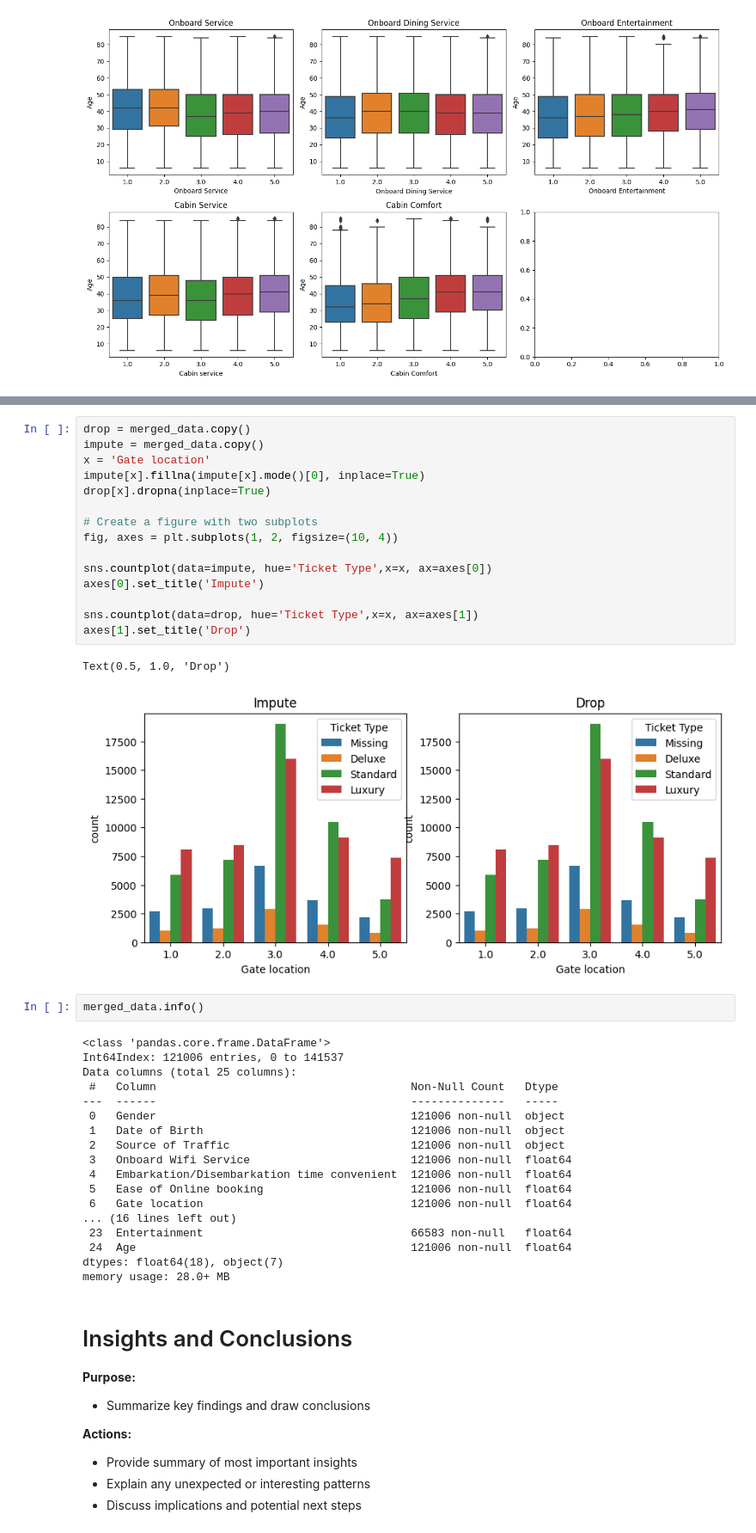
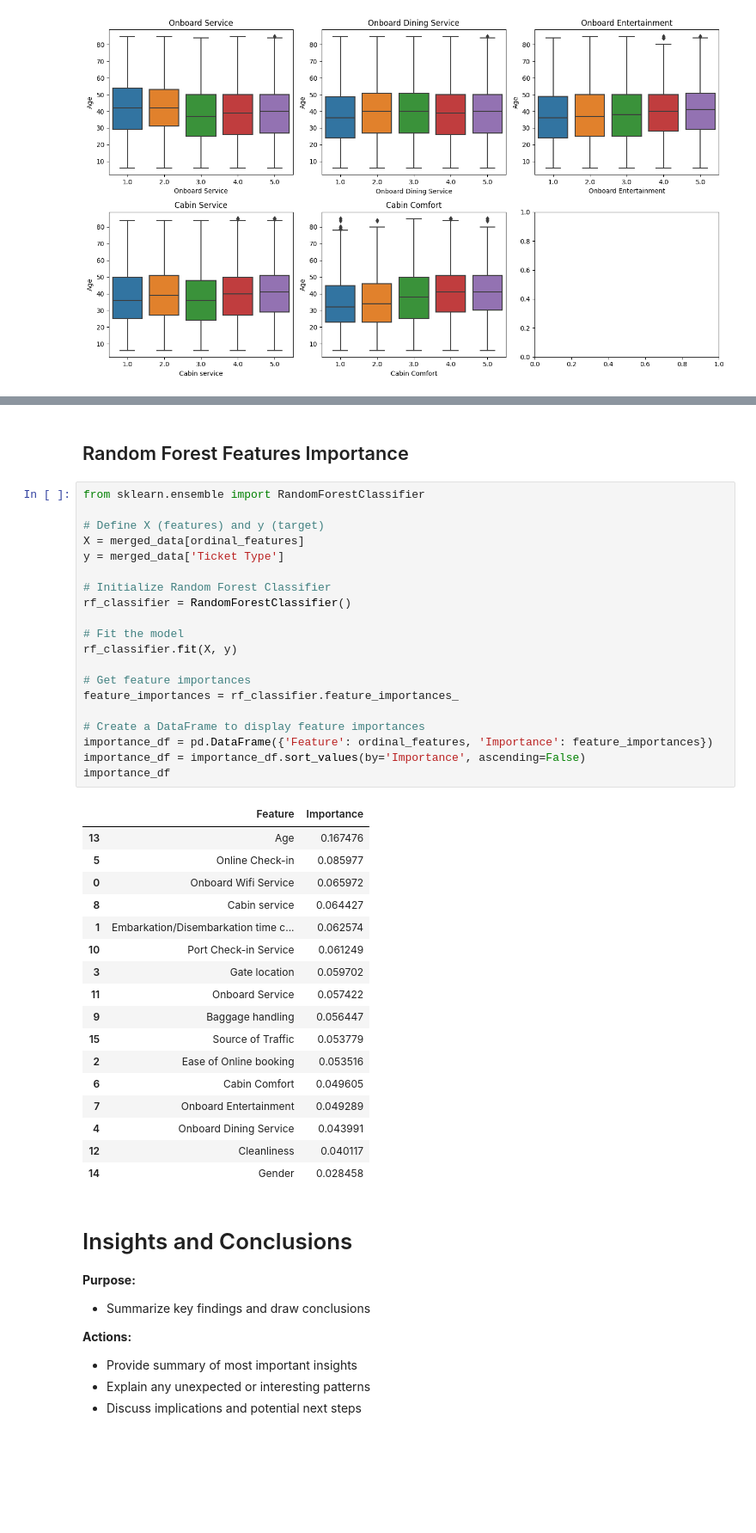
Before and after one commit to jaspereap/machine-learning-pipeline, a Jupyter notebook: eda.ipynb, the cells around one changed output, grey strips where cells are left out. Shown at 86% size. Saved outputs shown, nothing was run; the diff lists cells and outputs as text; blank space fills up the shorter version.

```diff
--- a/eda.ipynb
+++ b/eda.ipynb
@@ -898,41 +816,43 @@ sns.countplot(data=merged_data, hue='Ticket Type', x='Ease of Online booking')
-# %%
-drop = merged_data.copy()
-impute = merged_data.copy()
-x = 'Gate location'
-impute[x].fillna(impute[x].mode()[0], inplace=True)
-drop[x].dropna(inplace=True)
-
-# Create a figure with two subplots
-fig, axes = plt.subplots(1, 2, figsize=(10, 4))
-
-sns.countplot(data=impute, hue='Ticket Type',x=x, ax=axes[0])
-axes[0].set_title('Impute')
-
-sns.countplot(data=drop, hue='Ticket Type',x=x, ax=axes[1])
-axes[1].set_title('Drop')
-# %% [output]
-Text(0.5, 1.0, 'Drop')
-[figure, removed]
-# %%
-merged_data.info()
-# %% [output]
-<class 'pandas.core.frame.DataFrame'>
-Int64Index: 121006 entries, 0 to 141537
-Data columns (total 25 columns):
- #   Column                                      Non-Null Count   Dtype
----  ------                                      --------------   -----
- 0   Gender                                      121006 non-null  object
- 1   Date of Birth                               121006 non-null  object
- 2   Source of Traffic                           121006 non-null  object
- 3   Onboard Wifi Service                        121006 non-null  float64
- 4   Embarkation/Disembarkation time convenient  121006 non-null  float64
- 5   Ease of Online booking                      121006 non-null  float64
- 6   Gate location                               121006 non-null  float64
-... (16 lines left out)
- 23  Entertainment                               66583 non-null   float64
- 24  Age                                         121006 non-null  float64
-dtypes: float64(18), object(7)
-memory usage: 28.0+ MB
+# %% [markdown]
+## Random Forest Features Importance
+# %%
+from sklearn.ensemble import RandomForestClassifier
+
+# Define X (features) and y (target)
+X = merged_data[ordinal_features]
+y = merged_data['Ticket Type']
+
+# Initialize Random Forest Classifier
+rf_classifier = RandomForestClassifier()
+
+# Fit the model
+rf_classifier.fit(X, y)
+
+# Get feature importances
+feature_importances = rf_classifier.feature_importances_
+
+# Create a DataFrame to display feature importances
+importance_df = pd.DataFrame({'Feature': ordinal_features, 'Importance': feature_importances})
+importance_df = importance_df.sort_values(by='Importance', ascending=False)
+importance_df
+# %% [output]
+|  | Feature | Importance |
+| 13 | Age | 0.167476 |
+| 5 | Online Check-in | 0.085977 |
+| 0 | Onboard Wifi Service | 0.065972 |
+| 8 | Cabin service | 0.064427 |
+| 1 | Embarkation/Disembarkation time c... | 0.062574 |
+| 10 | Port Check-in Service | 0.061249 |
+| 3 | Gate location | 0.059702 |
+| 11 | Onboard Service | 0.057422 |
+| 9 | Baggage handling | 0.056447 |
+| 15 | Source of Traffic | 0.053779 |
+| 2 | Ease of Online booking | 0.053516 |
+| 6 | Cabin Comfort | 0.049605 |
+| 7 | Onboard Entertainment | 0.049289 |
+| 4 | Onboard Dining Service | 0.043991 |
+| 12 | Cleanliness | 0.040117 |
+| 14 | Gender | 0.028458 |
 # %% [markdown]
 # Insights and Conclusions
 **Purpose:**
```
Also changed, not shown: parts of 27 cells of this notebook.
